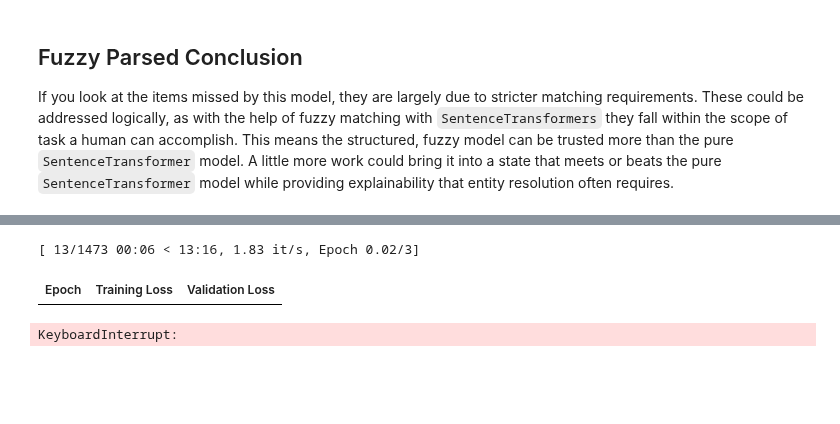
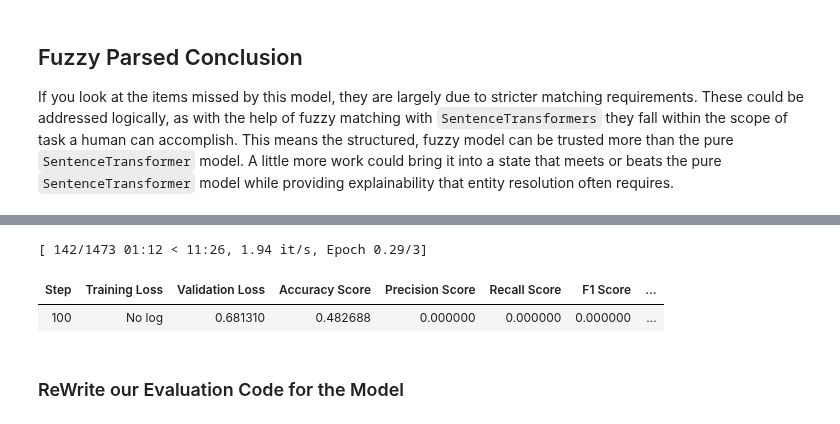
Before and after one commit to rjurney/libpostal-reborn, a Jupyter notebook: Address Matching Deep Dive.ipynb, the cells around one changed output, grey strips where cells are left out. Cells and saved outputs as stored; diff of their text form; code cells hidden in the pictures; blank space fills up the shorter version.

Commit message:
Everything but the Sentence-BERT classifier commented out and have compute_metrics working via custom preprocess_logits_for_metrics

```diff
--- a/Address Matching Deep Dive.ipynb
+++ b/Address Matching Deep Dive.ipynb
@@ -2107,9 +1918,9 @@ VARIANT = "untrained-embeddings"
 MODEL_SAVE_NAME = ("Sentence-BERT" + "-" + VARIANT).replace("/", "-")
 
 EPOCHS = 3
-BATCH_SIZE = 32
+BATCH_SIZE = 8
 PATIENCE = 2
-LEARNING_RATE = .00005
+LEARNING_RATE = 2e-5
 MODEL_OUTPUT_FOLDER = f"data/{MODEL_SAVE_NAME}"
 SAVE_EVAL_STEPS = 100
 
@@ -2165,7 +2004,7 @@ class SentenceBERT(torch.nn.Module):
             predicted_class = (probabilities > 0.5).long().item()
             return predicted_class, probabilities.item()
 # %%
-model = SentenceBERT()
+classifier_model = SentenceBERT()
 # %%
 def structured_encode_address(address: List[Tuple[str, str]]) -> str:
     """structured_parse_address - encode a parsed address"""
@@ -2177,8 +2016,8 @@ def structured_encode_address(address: List[Tuple[str, str]]) -> str:
 
 
 def tokenize_function(examples):
-    encoded_a = model.tokenizer(examples["sentence1"], padding="max_length", truncation=True)
-    encoded_b = model.tokenizer(examples["sentence2"], padding="max_length", truncation=True)
+    encoded_a = classifier_model.tokenizer(examples["sentence1"], padding="max_length", truncation=True)
+    encoded_b = classifier_model.tokenizer(examples["sentence2"], padding="max_length", truncation=True)
     return {
         "input_ids_a": encoded_a["input_ids"],
         "attention_mask_a": encoded_a["attention_mask"],
@@ -2227,45 +2070,58 @@ tokenized_test_dataset = format_dataset(tokenized_test_dataset)
 # %%
 # Define the Trainer
 training_args = TrainingArguments(
-    output_dir="./results",
-    evaluation_strategy="epoch",
-    learning_rate=2e-5,
-    per_device_train_batch_size=8,
-    per_device_eval_batch_size=8,
-    num_train_epochs=3,
+    output_dir=f"data/{MODEL_SAVE_NAME}",
+    # evaluation_strategy="steps",
+    learning_rate=LEARNING_RATE,
+    num_train_epochs=EPOCHS,
+    per_device_train_batch_size=BATCH_SIZE,
+    per_device_eval_batch_size=BATCH_SIZE,
+    warmup_ratio=0.1,
+    run_name=SBERT_MODEL,
+    load_best_model_at_end=True,
+    save_steps=SAVE_EVAL_STEPS,
+    eval_steps=SAVE_EVAL_STEPS,
+    save_strategy="steps",
+    eval_strategy="steps",
+    greater_is_better=False,
+    metric_for_best_model="eval_loss",
     weight_decay=0.01,
 )
 
 
 class CustomTrainer(Trainer):
     def compute_loss(self, model, inputs, return_outputs=False):
         labels = inputs.pop("labels")
         input_ids_a = inputs.pop("input_ids_a")
         input_ids_b = inputs.pop("input_ids_b")
         attention_mask_a = inputs.pop("attention_mask_a")
         attention_mask_b = inputs.pop("attention_mask_b")
         outputs = model(input_ids_a, input_ids_b, attention_mask_a, attention_mask_b, labels)
         loss = outputs[0]
         return (loss, outputs) if return_outputs else loss
 
 
 trainer = CustomTrainer(
-    model=model,
+    model=classifier_model,
     args=training_args,
     train_dataset=tokenized_train_dataset,
     eval_dataset=tokenized_test_dataset,
-    compute_metrics=compute_metrics,
+    compute_metrics=compute_classifier_metrics,
+    callbacks=[EarlyStoppingCallback(early_stopping_patience=PATIENCE)],
+    preprocess_logits_for_metrics=preprocess_logits_for_metrics,
 )
 
 
 # Train the model
 trainer.train()
 
 
 # Evaluate the model
 results = trainer.evaluate()
 print(results)
 # %% [output]
-[ 13/1473 00:06 < 13:16, 1.83 it/s, Epoch 0.02/3]
+[ 142/1473 01:12 < 11:26, 1.94 it/s, Epoch 0.29/3]
-| Epoch | Training Loss | Validation Loss |
+| Step | Training Loss | Validation Loss | Accuracy Score | Precision Score | Recall Score | F1 Score | ... |
+| 100 | No log | 0.681310 | 0.482688 | 0.000000 | 0.000000 | 0.000000 | ... |
-KeyboardInterrupt:
+# %% [markdown]
+### ReWrite our Evaluation Code for the Model
```
Also changed, not shown: parts of 99 cells of this notebook.
